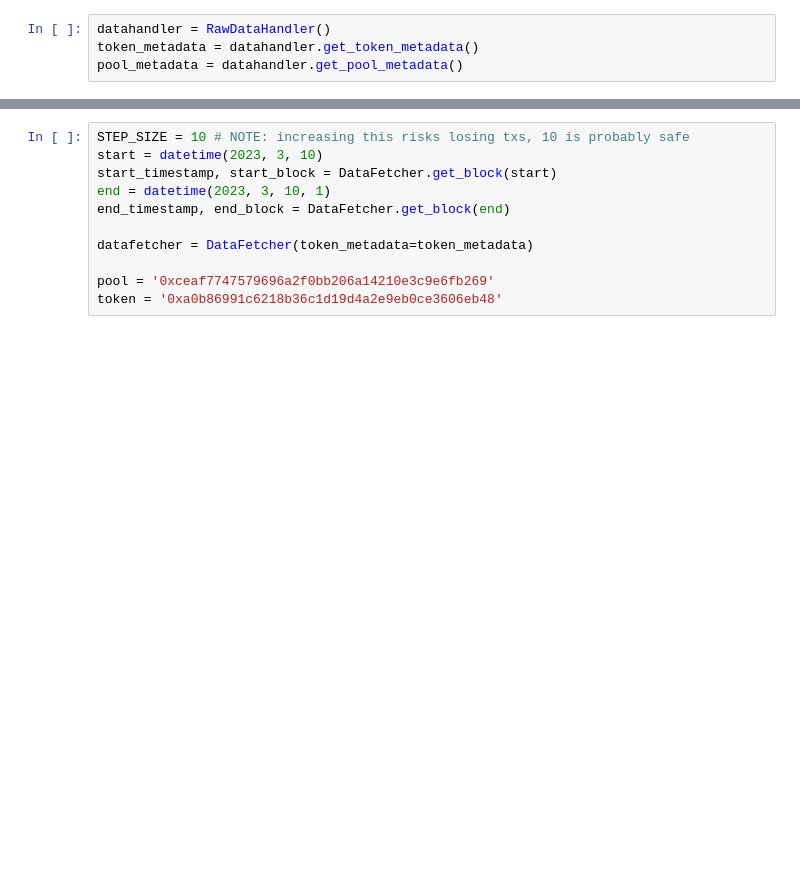
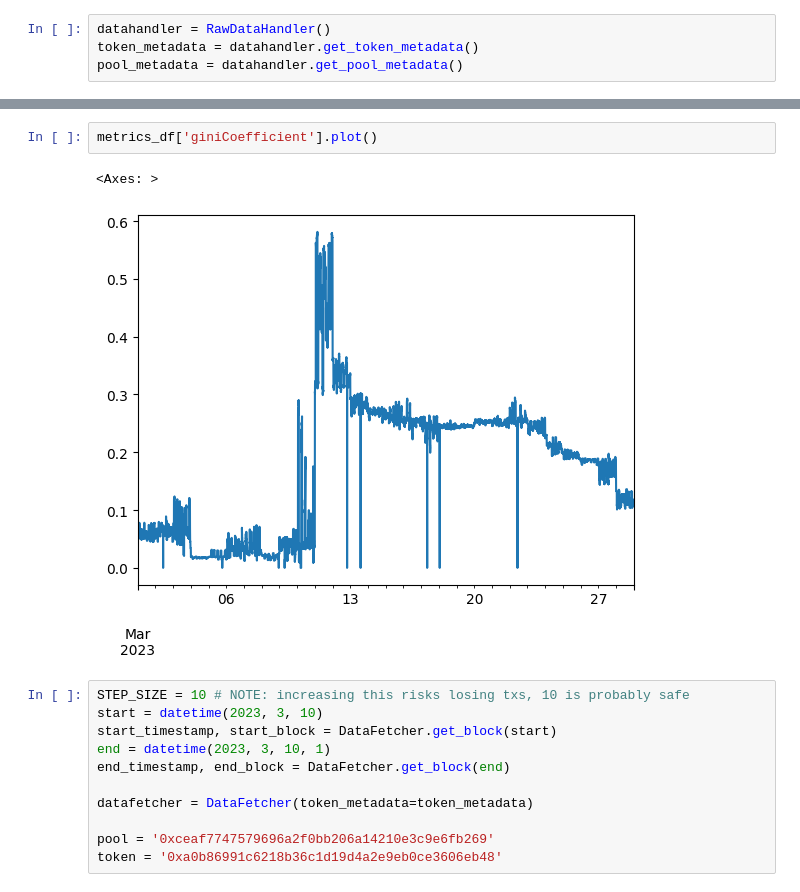
Before and after one commit to xenophonlabs/curve-lp-metrics, a Jupyter notebook: explore.ipynb, the cells around one changed output, grey strips where cells are left out. Cells and saved outputs as stored; diff of their text form; blank space fills up the shorter version.

```diff
--- a/explore.ipynb
+++ b/explore.ipynb
@@ -51,3 +83,8 @@ dict_keys(['0x853d955acef822db058eb8505911ed77f175b99e', '0x5e8422345238f3427588
+# %%
+metrics_df['giniCoefficient'].plot()
+# %% [output]
+<Axes: >
+[figure, added]
 # %%
 STEP_SIZE = 10 # NOTE: increasing this risks losing txs, 10 is probably safe
 start = datetime(2023, 3, 10)
```
Also changed, not shown: parts of 11 cells of this notebook, 6 other files.
